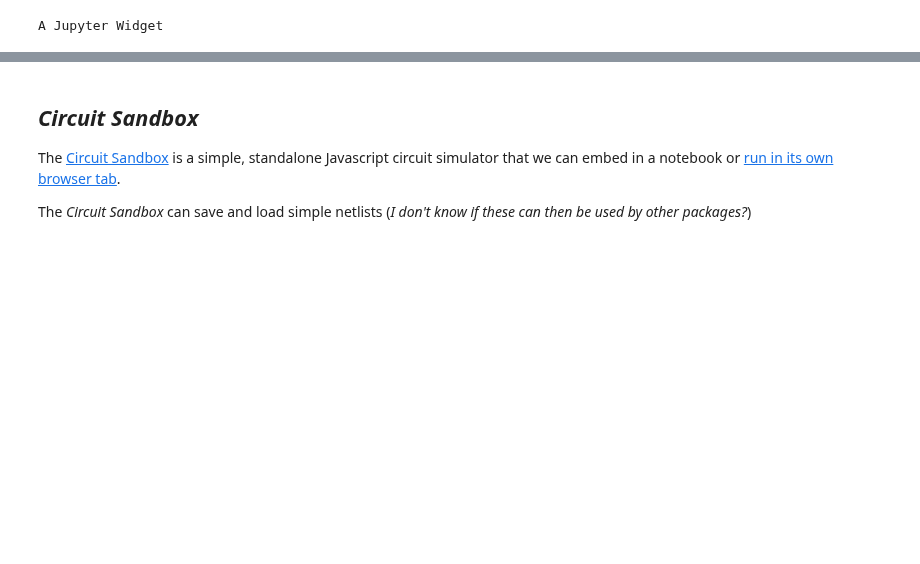
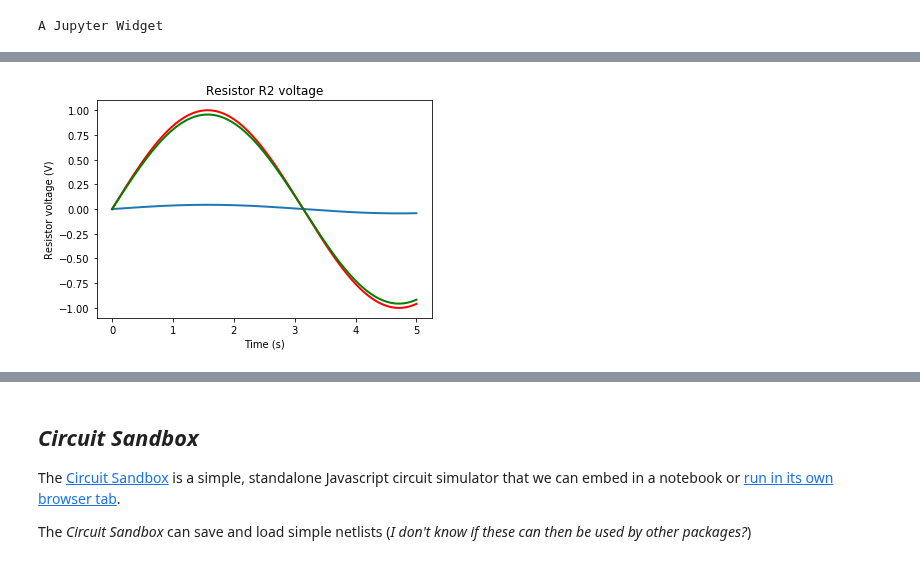
Before and after one commit to psychemedia/showntell, a Jupyter notebook: index_electronics.ipynb, the cells around one changed output, grey strips where cells are left out. Cells and saved outputs as stored; diff of their text form; code cells hidden in the pictures; blank space fills up the shorter version.

```diff
--- a/index_electronics.ipynb
+++ b/index_electronics.ipynb
@@ -185,0 +223,16 @@ A Jupyter Widget
+# %%
+#How do I analyse the circuit with the ac voltage source?
+
+import numpy as np
+t = np.linspace(0, 5, 1000)
+vr = cct.R2.v.evaluate(t)
+from matplotlib.pyplot import figure, savefig
+fig = figure()
+ax = fig.add_subplot(111, title='Resistor R2 voltage')
+ax.plot(t, vr, linewidth=2)
+ax.plot(t, cct.Vi.v.evaluate(t), linewidth=2, color='red')
+ax.plot(t, cct.R1.v.evaluate(t), linewidth=2, color='green')
+ax.set_xlabel('Time (s)')
+ax.set_ylabel('Resistor voltage (V)');
+# %% [output]
+[figure, added]
```
Also changed, not shown: parts of 7 cells of this notebook.
